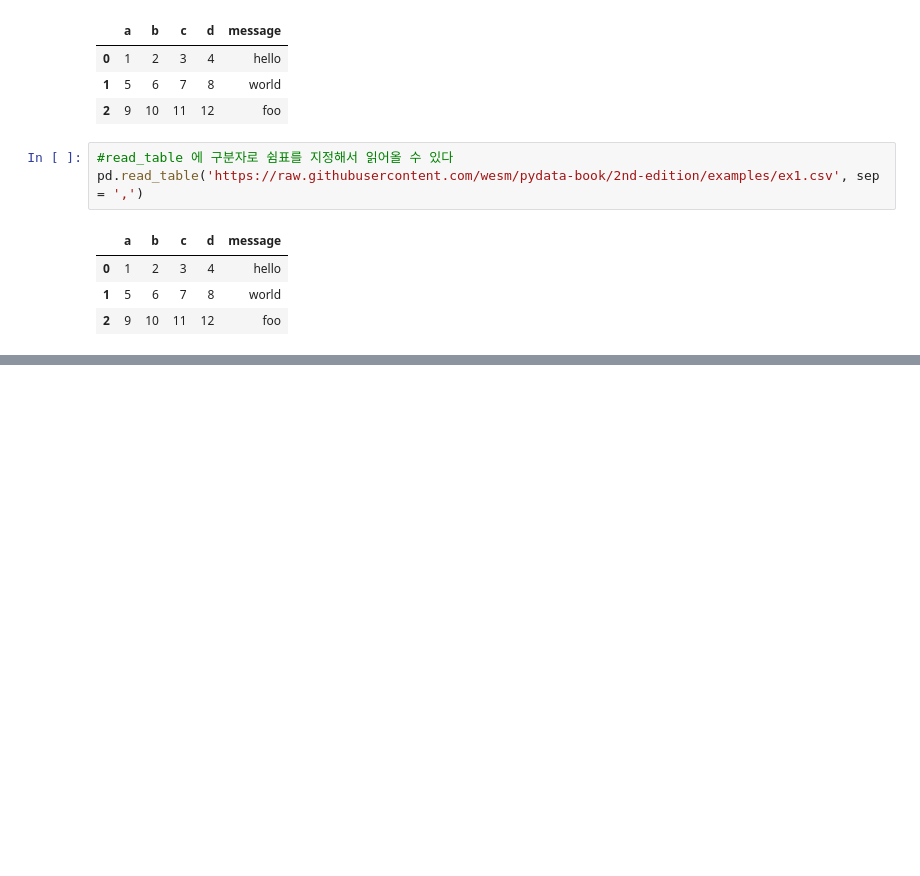
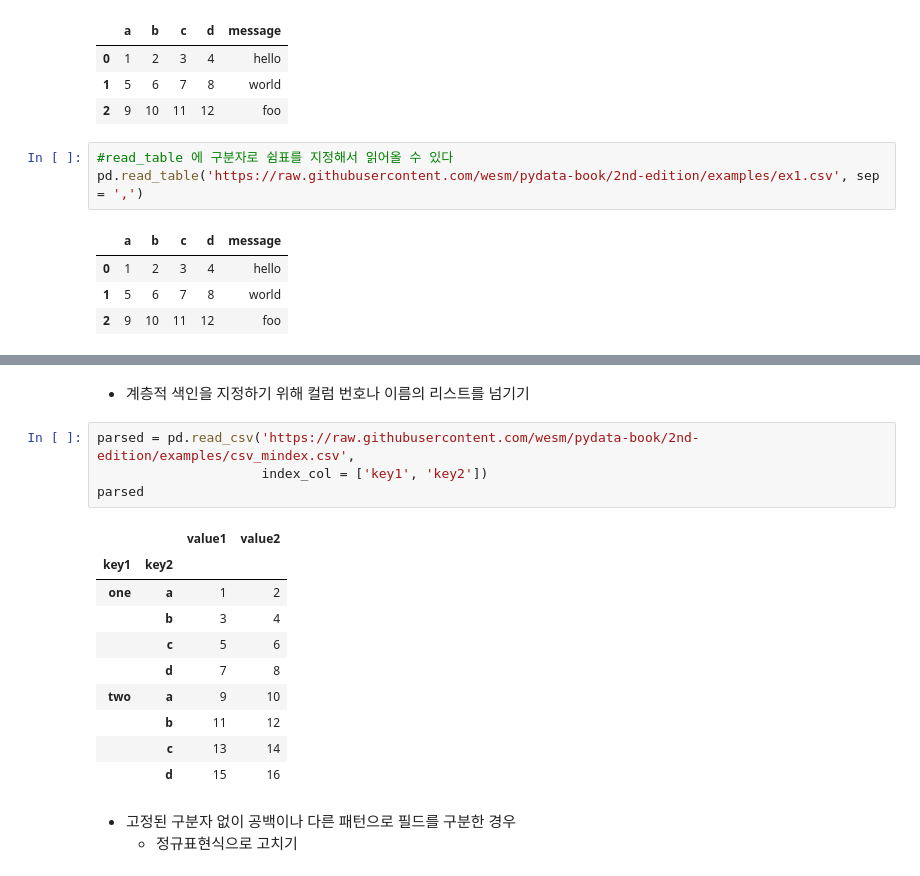
Before and after one commit to helloKH/Psypy, a Jupyter notebook: Psypy_Data Load & Preparations(Chapter 6 ~7).ipynb, the cells around one changed output, grey strips where cells are left out. Cells and saved outputs as stored; diff of their text form; blank space fills up the shorter version.

```diff
--- a/Psypy_Data Load & Preparations(Chapter 6 ~7).ipynb
+++ b/Psypy_Data Load & Preparations(Chapter 6 ~7).ipynb
@@ -34,0 +72,20 @@ pd.read_table('https://raw.githubusercontent.com/wesm/pydata-book/2nd-edition/ex
+# %% [markdown]
+- 계층적 색인을 지정하기 위해 컬럼 번호나 이름의 리스트를 넘기기
+# %%
+parsed = pd.read_csv('https://raw.githubusercontent.com/wesm/pydata-book/2nd-edition/examples/csv_mindex.csv',
+                     index_col = ['key1', 'key2'])
+parsed
+# %% [output]
+|  |  | value1 | value2 |
+| key1 | key2 |  |  |
+| one | a | 1 | 2 |
+|  | b | 3 | 4 |
+|  | c | 5 | 6 |
+|  | d | 7 | 8 |
+| two | a | 9 | 10 |
+|  | b | 11 | 12 |
+|  | c | 13 | 14 |
+|  | d | 15 | 16 |
+# %% [markdown]
+- 고정된 구분자 없이 공백이나 다른 패턴으로 필드를 구분한 경우
+  - 정규표현식으로 고치기
```
Also changed, not shown: parts of 23 cells of this notebook.
